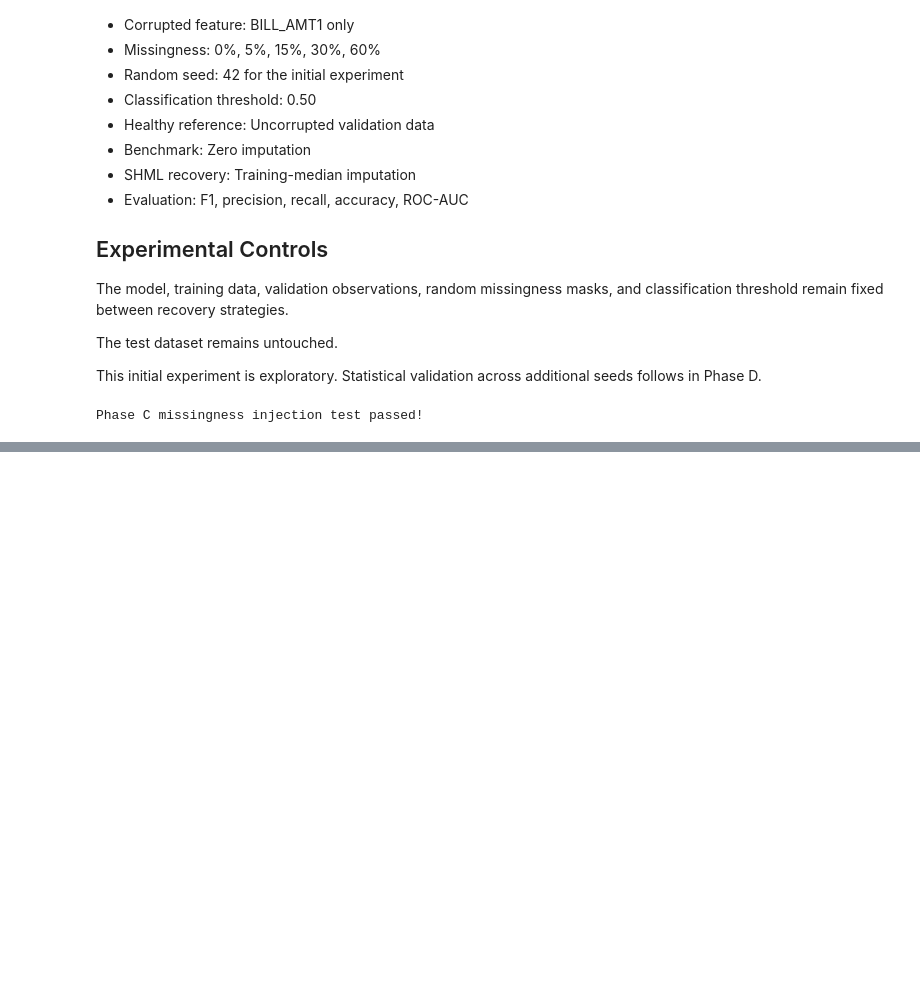
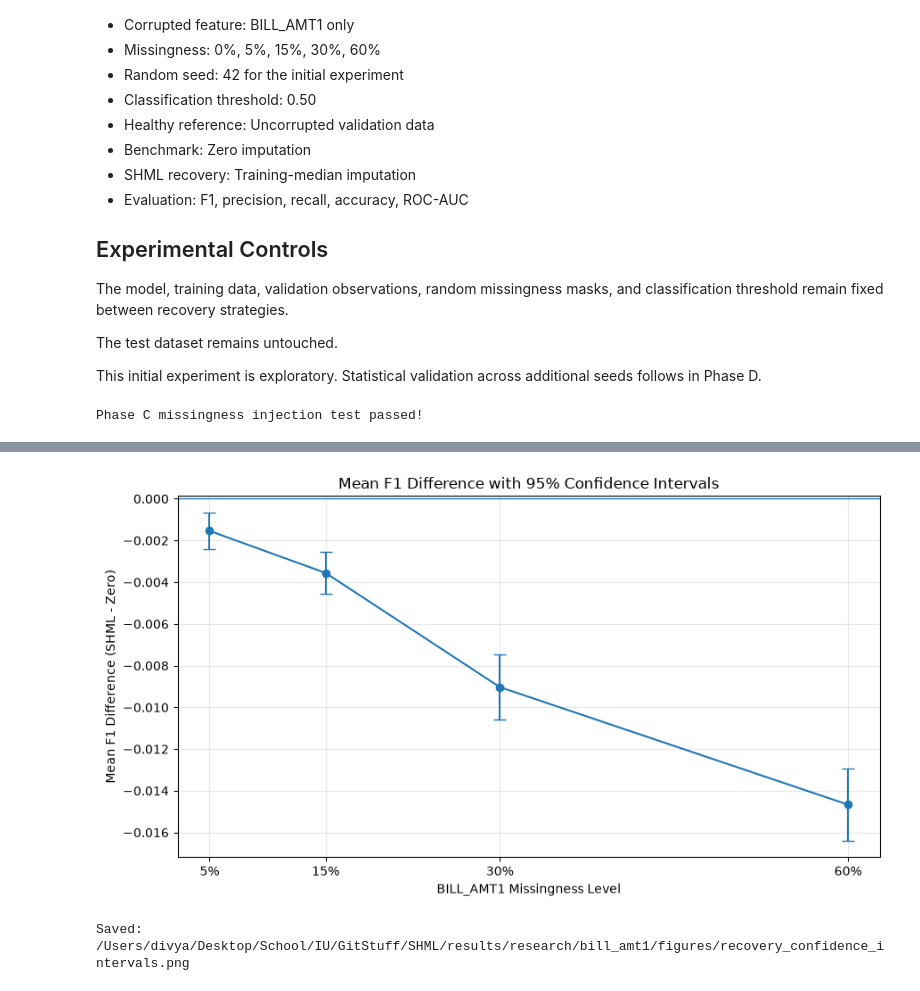
Before and after one commit to divyakapoor23/SHML, a Jupyter notebook: research/bill_amt1/02_recovery_experiments.ipynb, the cells around one changed output, grey strips where cells are left out. Drawn from its saved outputs; the diff is of its cells as text; code cells hidden in the pictures; blank space fills up the shorter version.

```diff
--- a/research/bill_amt1/02_recovery_experiments.ipynb
+++ b/research/bill_amt1/02_recovery_experiments.ipynb
@@ -279,0 +745,46 @@ NameError: name 'X_val' is not defined
+# %%
+plot_ci = ci_df.copy().sort_values("Missingness")
+
+# Optional: exclude 0% since it is always exactly zero
+plot_ci_nonzero = plot_ci[plot_ci["Missingness"] > 0].copy()
+
+x = plot_ci_nonzero["Missingness"].to_numpy()
+x_labels = [f"{int(rate * 100)}%" for rate in x]
+
+mean_diff = plot_ci_nonzero["Mean_F1_Difference"].to_numpy()
+ci_lower = plot_ci_nonzero["CI_Lower"].to_numpy()
+ci_upper = plot_ci_nonzero["CI_Upper"].to_numpy()
+
+# Convert CI bounds into matplotlib yerr format
+yerr = np.vstack([
+    mean_diff - ci_lower,
+    ci_upper - mean_diff
+])
+
+plt.figure(figsize=(9, 5))
+
+plt.errorbar(
+    x,
+    mean_diff,
+    yerr=yerr,
+    fmt="o-",
+    capsize=5
+)
+
+plt.axhline(0, linewidth=1)
+
+plt.xticks(x, x_labels)
+plt.xlabel("BILL_AMT1 Missingness Level")
+plt.ylabel("Mean F1 Difference (SHML - Zero)")
+plt.title("Mean F1 Difference with 95% Confidence Intervals")
+plt.grid(alpha=0.3)
+plt.tight_layout()
+
+ci_path = FIGURES_DIR / "recovery_confidence_intervals.png"
+plt.savefig(ci_path, dpi=300, bbox_inches="tight")
+plt.show()
+
+print("Saved:", ci_path)
+# %% [output]
+[figure, added]
+Saved: /Users/divya/Desktop/School/IU/GitStuff/SHML/results/research/bill_amt1/figures/recovery_confidence_intervals.png
```
Also changed, not shown: parts of 11 cells of this notebook, 4 other files.
